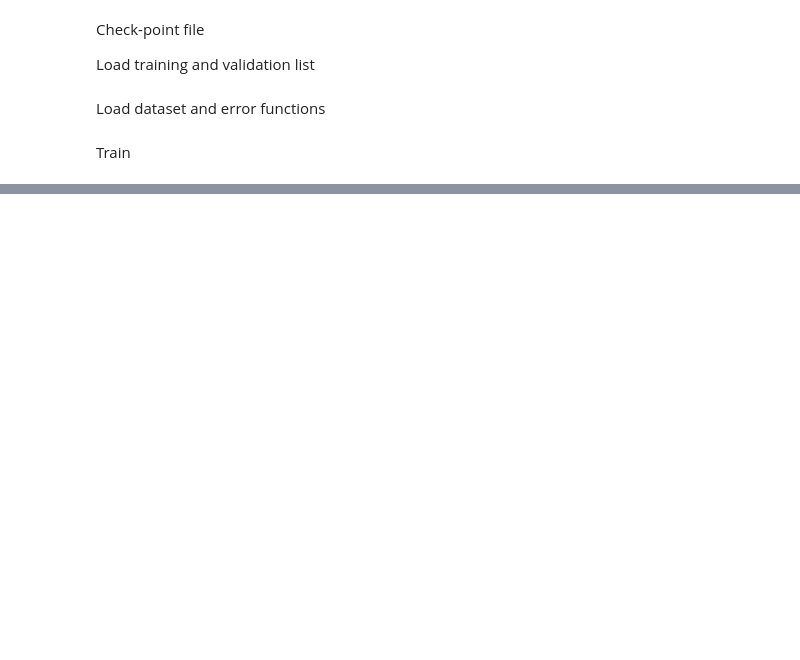
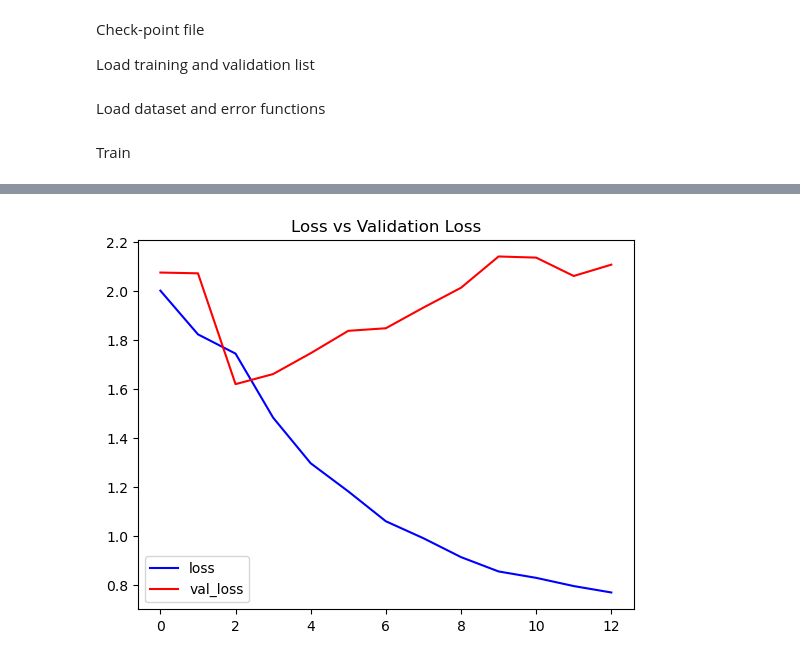
Before and after one commit to daniel-nuno/deep-learning, a Jupyter notebook: proyecto1/checkpoint-pickup.ipynb, the cells around one changed output, grey strips where cells are left out. Saved outputs shown, nothing was run; the diff lists cells and outputs as text; code cells hidden in the pictures; blank space fills up the shorter version.

```diff
--- a/proyecto1/checkpoint-pickup.ipynb
+++ b/proyecto1/checkpoint-pickup.ipynb
@@ -250,0 +235,3 @@ Epoch 10/10
+# %%
+with open('history', 'wb') as file_pi:
+    pickle.dump(history, file_pi)
@@ -250,0 +246,3 @@ Epoch 10/10
+# %%
+with open('history', "rb") as file_pi:
+    history = pickle.load(file_pi)
@@ -251,8 +296,8 @@ Epoch 10/10
 # %%
 def plot(var1, var2, plot_name):
     # Get the loss metrics from the trained model
-    c1 = model_history.history[var1]
-    c2 = model_history.history[var2]
+    c1 = history[var1]
+    c2 = history[var2]
 
     epochs = range(len(c1))
 
@@ -275,0 +309,4 @@ y_pred_cat, y_pred_bb = predictions
+# %%
+plot( 'loss', 'val_loss', 'Loss vs Validation Loss')
+# %% [output]
+[figure, added]
```
Also changed, not shown: parts of 24 cells of this notebook, 2 other files.
